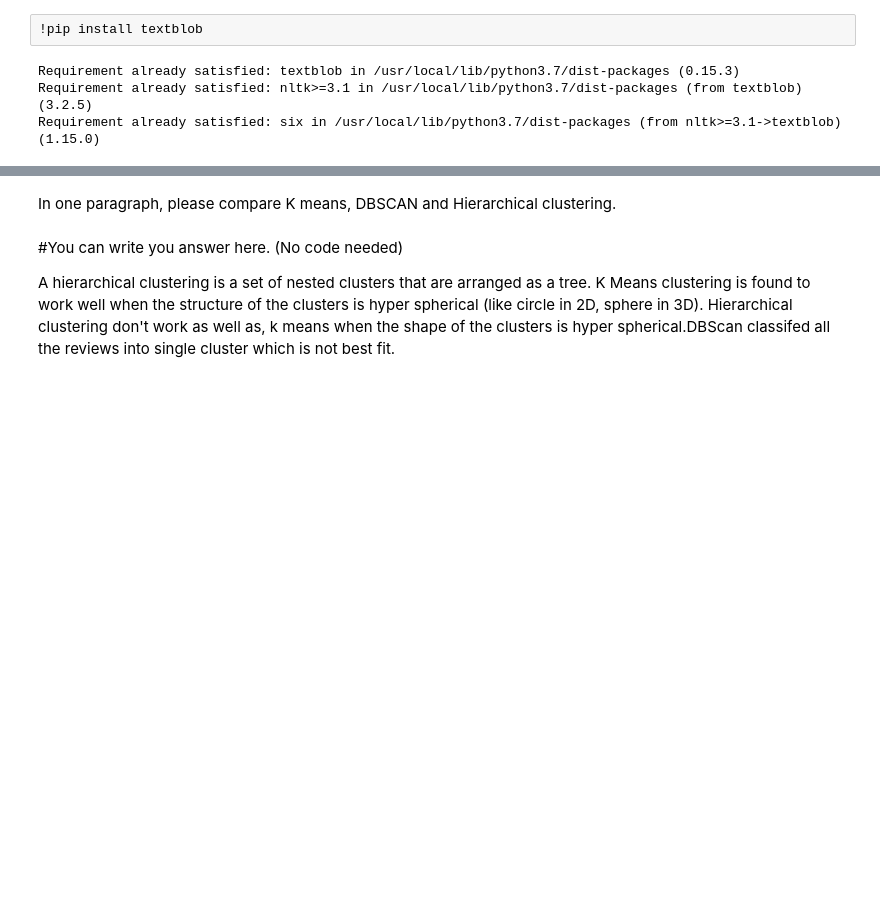
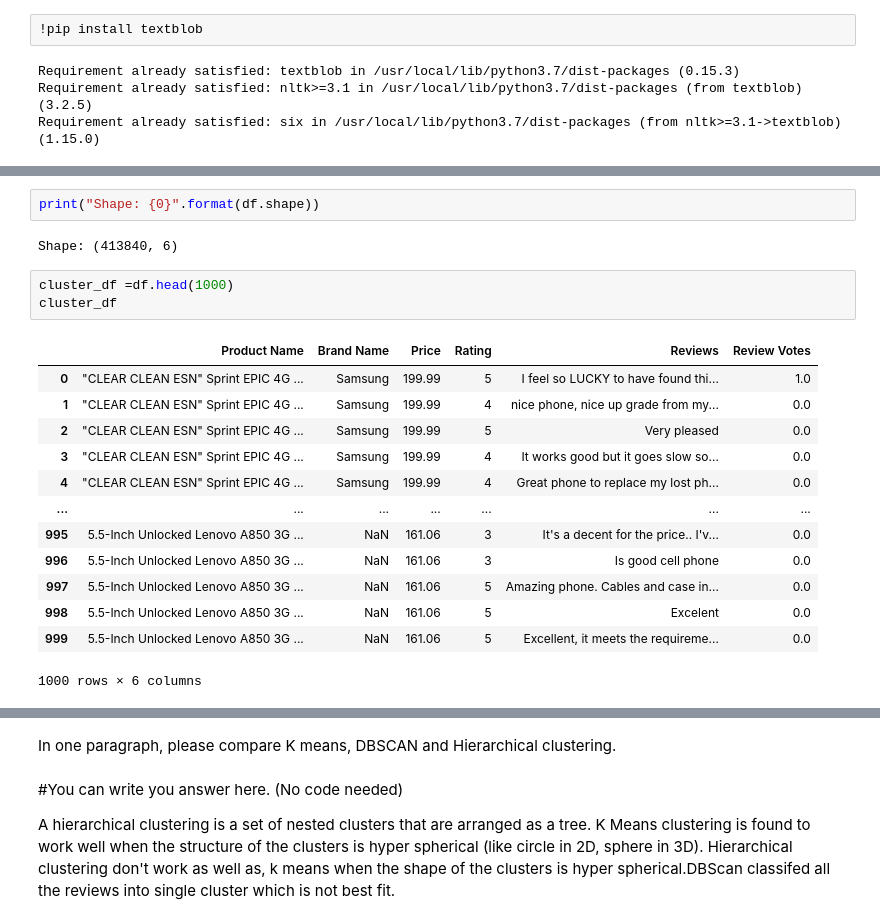
Before and after one commit to krishnavikas-7/INFO-5731, a Jupyter notebook: In_class_exercise_05_1_vikas.ipynb, the cells around one changed output, grey strips where cells are left out. Saved outputs shown, nothing was run; the diff lists cells and outputs as text; blank space fills up the shorter version.

```diff
--- a/In_class_exercise_05_1_vikas.ipynb
+++ b/In_class_exercise_05_1_vikas.ipynb
@@ -372,0 +263,21 @@ hcdf.groupby(['AVG-W2V Clus Label'])['Reviews'].count()
+# %%
+print("Shape: {0}".format(df.shape))
+# %% [output]
+Shape: (413840, 6)
+# %%
+cluster_df =df.head(1000)
+cluster_df
+# %% [output]
+|  | Product Name | Brand Name | Price | Rating | Reviews | Review Votes |
+| 0 | "CLEAR CLEAN ESN" Sprint EPIC 4G ... | Samsung | 199.99 | 5 | I feel so LUCKY to have found thi... | 1.0 |
+| 1 | "CLEAR CLEAN ESN" Sprint EPIC 4G ... | Samsung | 199.99 | 4 | nice phone, nice up grade from my... | 0.0 |
+| 2 | "CLEAR CLEAN ESN" Sprint EPIC 4G ... | Samsung | 199.99 | 5 | Very pleased | 0.0 |
+| 3 | "CLEAR CLEAN ESN" Sprint EPIC 4G ... | Samsung | 199.99 | 4 | It works good but it goes slow so... | 0.0 |
+| 4 | "CLEAR CLEAN ESN" Sprint EPIC 4G ... | Samsung | 199.99 | 4 | Great phone to replace my lost ph... | 0.0 |
+| ... | ... | ... | ... | ... | ... | ... |
+| 995 | 5.5-Inch Unlocked Lenovo A850 3G ... | NaN | 161.06 | 3 | It's a decent for the price.. I'v... | 0.0 |
+| 996 | 5.5-Inch Unlocked Lenovo A850 3G ... | NaN | 161.06 | 3 | Is good cell phone | 0.0 |
+| 997 | 5.5-Inch Unlocked Lenovo A850 3G ... | NaN | 161.06 | 5 | Amazing phone. Cables and case in... | 0.0 |
+| 998 | 5.5-Inch Unlocked Lenovo A850 3G ... | NaN | 161.06 | 5 | Excelent | 0.0 |
+| 999 | 5.5-Inch Unlocked Lenovo A850 3G ... | NaN | 161.06 | 5 | Excellent, it meets the requireme... | 0.0 |
+1000 rows × 6 columns
```
Also changed, not shown: parts of 50 cells of this notebook.
